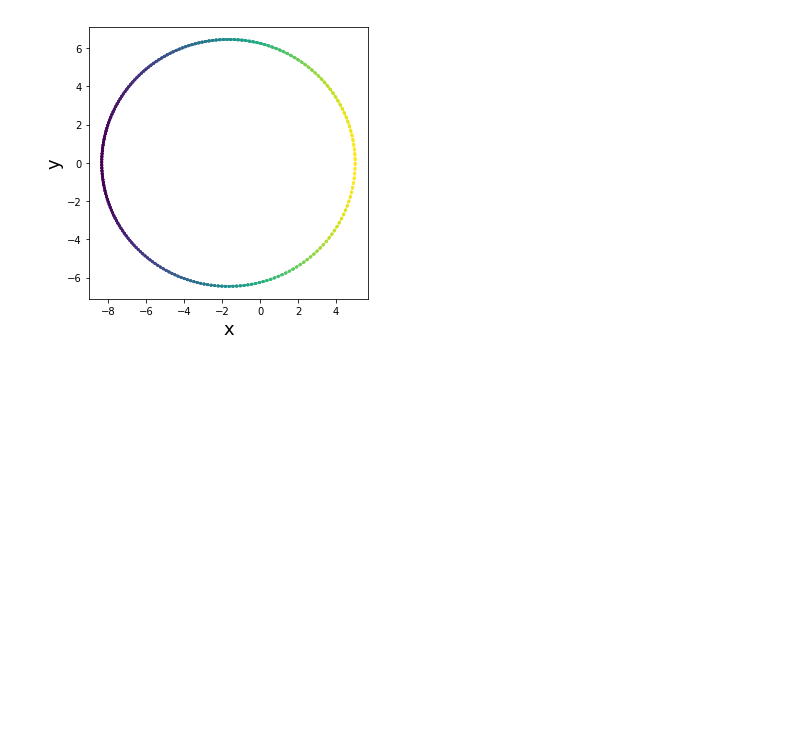
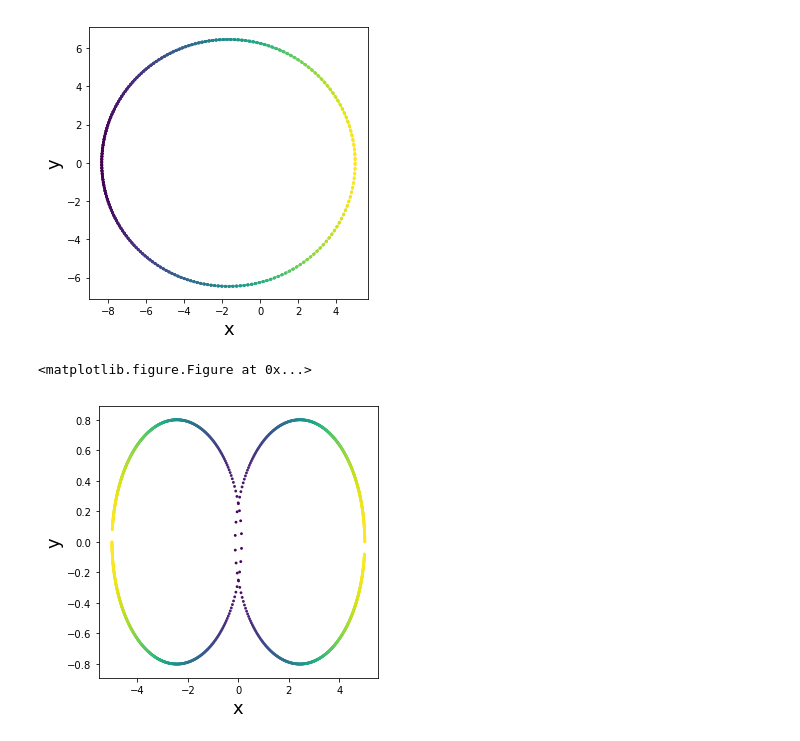
Before and after one commit to AndreaOrtizM/proyecto_modulo1, a Jupyter notebook: ProyectoModulo1_OrtizA_AcostaE_ChiquitoE.ipynb, the cells around one changed output. Drawn from its saved outputs; the diff is of its cells as text; code cells hidden in the pictures; blank space fills up the shorter version.

```diff
--- a/ProyectoModulo1_OrtizA_AcostaE_ChiquitoE.ipynb
+++ b/ProyectoModulo1_OrtizA_AcostaE_ChiquitoE.ipynb
@@ -48,3 +48,26 @@ plt.show()
 # %% [output]
 <matplotlib.figure.Figure at 0x...>
 [figure]
+# %%
+def mov1 (x,t):
+    x1, dx1, y1, dy1, x2, dx2, y2, dy2 = x
+    return (dx1, -G*M*m*(x1-x2)/((y1-y2)**2+(x1-x2)**2)**(3/2), dy1, -G*M*m*(y1-y2)/((y1-y2)**2+(x1-x2)**2)**(3/2),
+           dx2, -G*M*m*(x2-x1)/((y1-y2)**2+(x1-x2)**2)**(3/2), dy2, -G*M*m*(y2-y1)/((y1-y2)**2+(x1-x2)**2)**(3/2))
+# %%
+x0= (5, 0, 0, 0.05, -5, 0, 0, -0.05)
+
+t = np.linspace(0, 50, 1000)
+
+xx = odeint(mov1, x0, t)
+
+plt.figure(figsize=(6,5))
+
+plt.figure(figsize = (5, 5))
+plt.scatter(xx[:,0], xx[:,2], c= xx[:,0] , s = 8, lw = 0)
+plt.scatter(xx[:,4], xx[:,6], c= xx[:,0] , s = 8, lw = 0)
+plt.xlabel('x', fontsize = 18)
+plt.ylabel('y', fontsize = 18)
+plt.show()
+# %% [output]
+<matplotlib.figure.Figure at 0x...>
+[figure, added]
```
